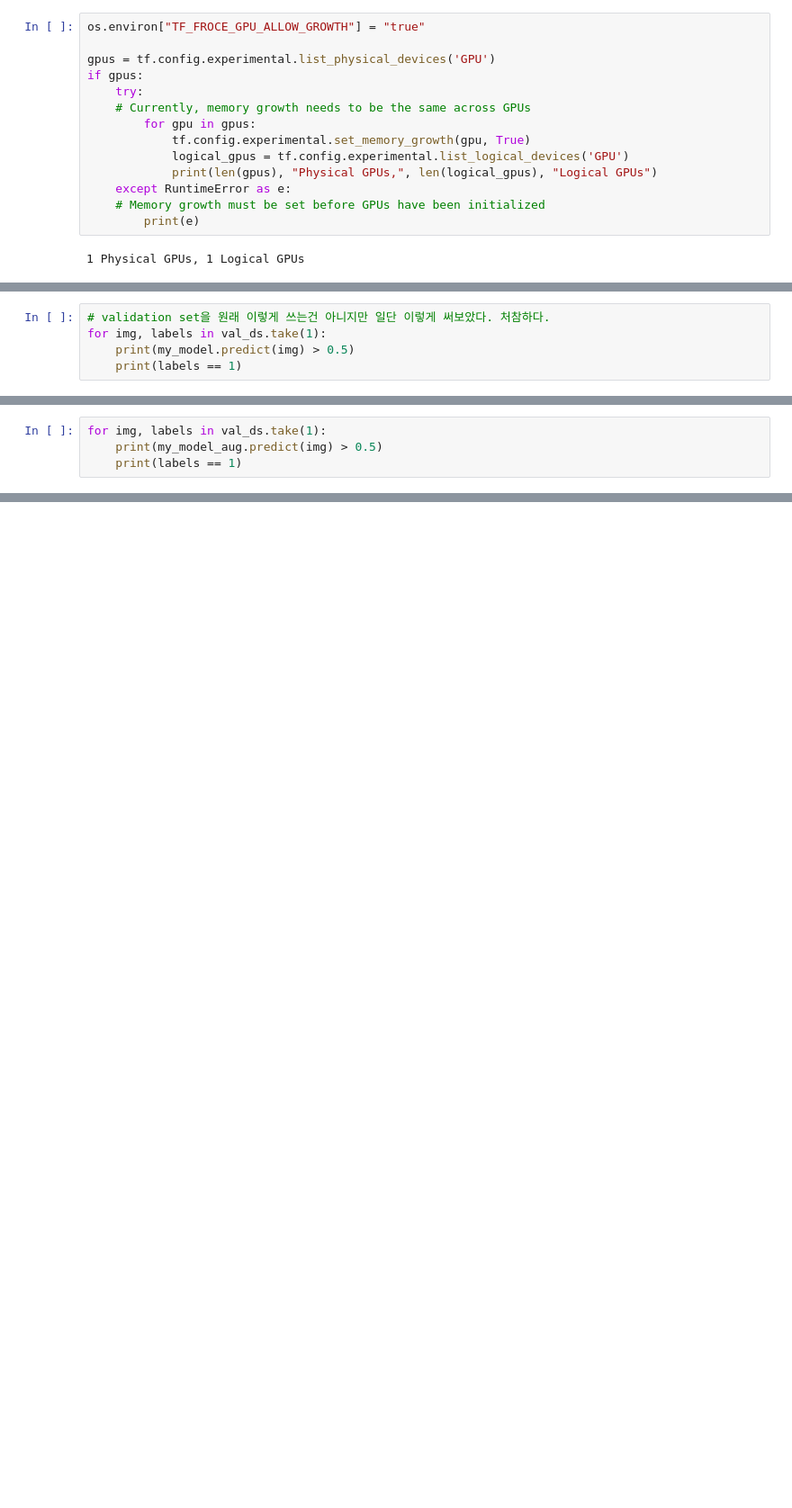
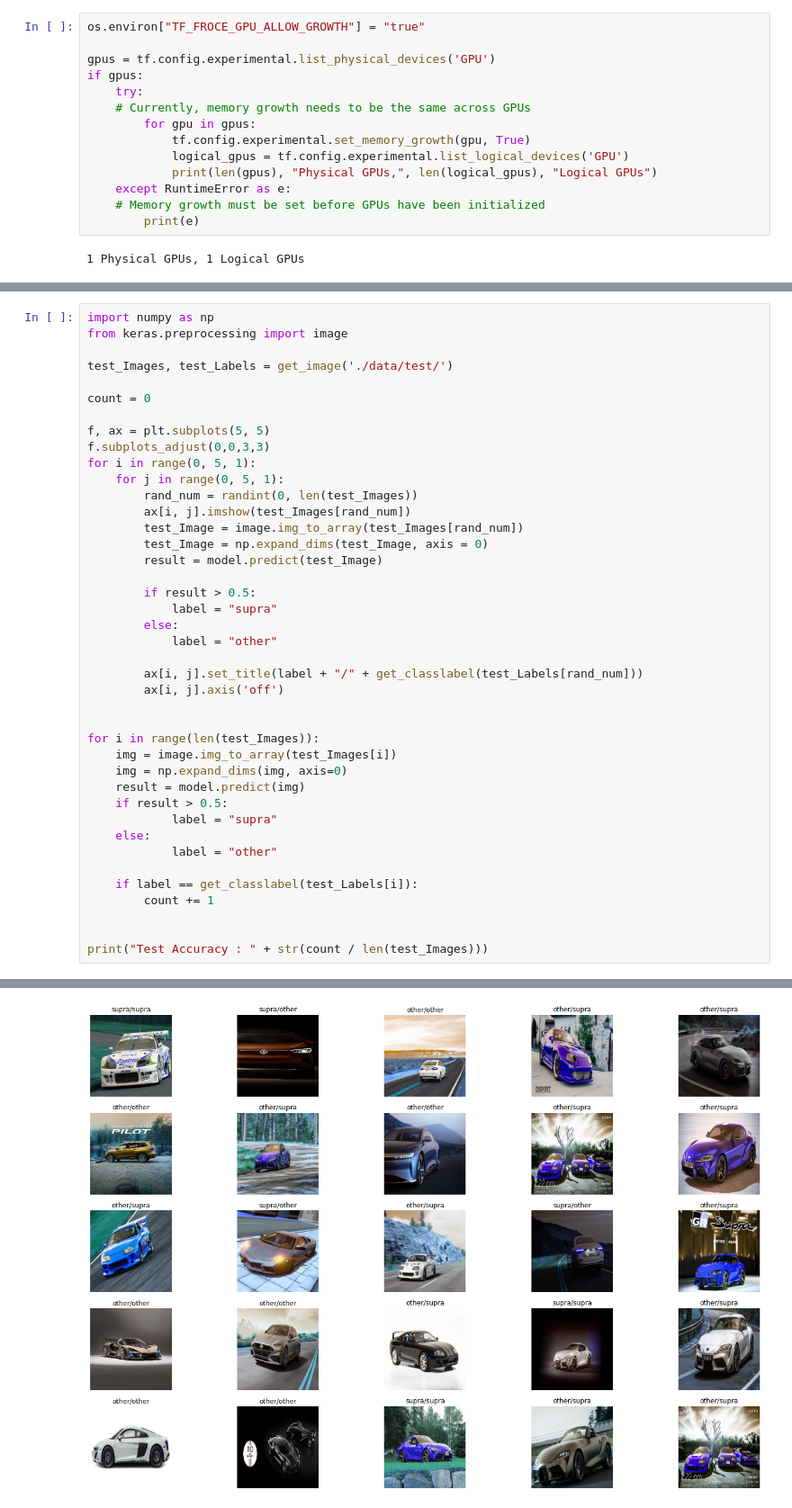
Before and after one commit to elixter/Is_That_a_Supra, a Jupyter notebook: Is_That_a_Supra.ipynb, the cells around one changed output, grey strips where cells are left out. Shown at 90% size. Drawn from its saved outputs; the diff is of its cells as text; blank space fills up the shorter version.

```diff
--- a/Is_That_a_Supra.ipynb
+++ b/Is_That_a_Supra.ipynb
@@ -271,5 +385,0 @@ plot_metrics(history)
-# %%
-# validation set을 원래 이렇게 쓰는건 아니지만 일단 이렇게 써보았다. 처참하다.
-for img, labels in val_ds.take(1):
-    print(my_model.predict(img) > 0.5)
-    print(labels == 1)
@@ -370,4 +385,0 @@ plot_metrics(history_aug)
-# %%
-for img, labels in val_ds.take(1):
-    print(my_model_aug.predict(img) > 0.5)
-    print(labels == 1)
@@ -391,0 +389,42 @@ for img, labels in val_ds.take(1):
+# %%
+import numpy as np
+from keras.preprocessing import image
+
+test_Images, test_Labels = get_image('./data/test/')
+
+count = 0
+
+f, ax = plt.subplots(5, 5)
+f.subplots_adjust(0,0,3,3)
+for i in range(0, 5, 1):
+    for j in range(0, 5, 1):
+        rand_num = randint(0, len(test_Images))
+        ax[i, j].imshow(test_Images[rand_num])
+        test_Image = image.img_to_array(test_Images[rand_num])
+        test_Image = np.expand_dims(test_Image, axis = 0)
+        result = model.predict(test_Image)
+
+        if result > 0.5:
+            label = "supra"
+        else:
+            label = "other"
+
+        ax[i, j].set_title(label + "/" + get_classlabel(test_Labels[rand_num]))
+        ax[i, j].axis('off')
+
+
+for i in range(len(test_Images)):
+    img = image.img_to_array(test_Images[i])
+    img = np.expand_dims(img, axis=0)
+    result = model.predict(img)
+    if result > 0.5:
+            label = "supra"
+    else:
+            label = "other"
+
+    if label == get_classlabel(test_Labels[i]):
+        count += 1
+
+
+print("Test Accuracy : " + str(count / len(test_Images)))
+# %% [output]
@@ -391,0 +432 @@ for img, labels in val_ds.take(1):
+[figure, added]
```
Also changed, not shown: parts of 40 cells of this notebook.
